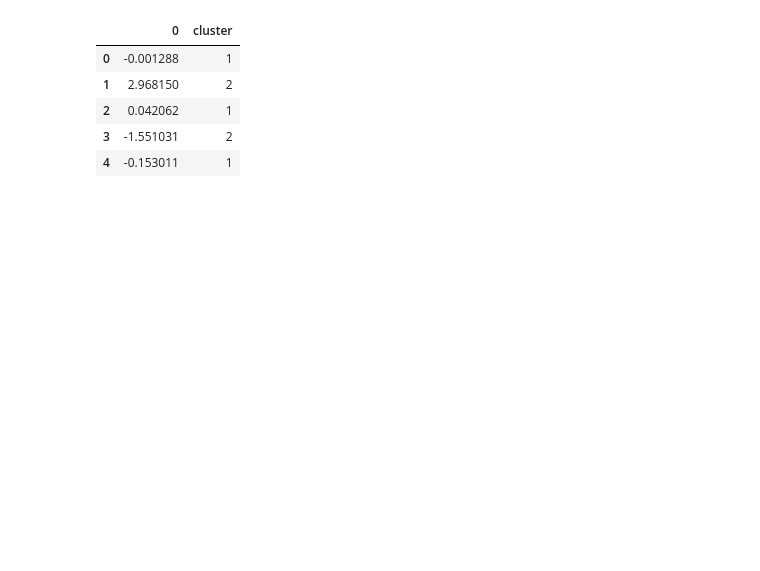
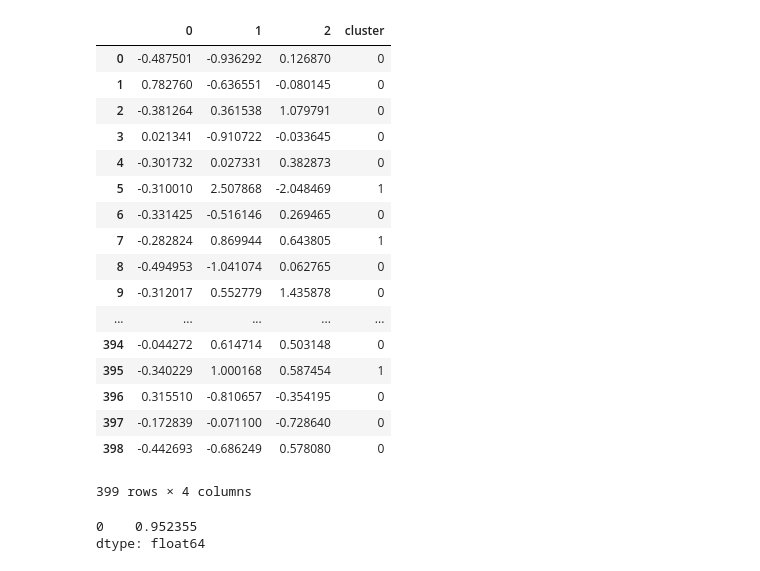
Before and after one commit to koralpc/shapley-bootstrapping, a Jupyter notebook: Notebooks/Shapley_PCA_Notebook.ipynb, the cells around one changed output. Cells and saved outputs as stored; diff of their text form; code cells hidden in the pictures; blank space fills up the shorter version.

```diff
--- a/Notebooks/Shapley_PCA_Notebook.ipynb
+++ b/Notebooks/Shapley_PCA_Notebook.ipynb
@@ -24,41 +25,27 @@ print(os.getcwd())
 
 shap.initjs()
 
-notebook_mode = 'Original-PCA'
-explainer_type = 'XGBoost'
+notebook_mode = 'Shapley-PCA'
+explainer_type = 'Linear'
 model_type = 'XGBoost'
 nClusters = 3
-dataset_count = 2
+dataset_count = 3
 
-dataset_array = datasets.returnAlldatasets()
-X,y,name = dataset_array[dataset_count]
-dataset_name = name
-X.reset_index(inplace = True)
-
-X.drop(['index'],axis = 1,inplace = True)
-if dataset_name == 'Nhanes':
-    X.drop(['Unnamed: 0'],axis = 1,inplace = True)
-
-## Dropping NA values
-drop_indexes = np.unique(np.where(X.isna())[0])
-X.dropna(inplace = True)
-mask = np.ones(len(y),dtype = bool)
-mask[drop_indexes] = False
-y = y[mask]
+X,y,name = datasets.returnDataset(dataset_count)
 
 #X_train_pca,explained_var = processing.dimensional_reduce(PCA(n_components = 3),X_train)
 #X_test_pca,_ = processing.dimensional_reduce(PCA(n_components = 3),X_test)
 
 blackbox_model = ShapleyModel(explainer_type,model_type,nClusters,notebook_mode)
 
-X_train_pca,X_train_tr_pca,X_train_val_pca,X_test_pca,y_train_pca,y_train_tr_pca,y_train_val_pca,y_test_pca = processing.prepare_pipeline_reduced_data(X,y,PCA(2))
+X_train_pca,X_train_tr_pca,X_train_val_pca,X_test_pca,y_train_pca,y_train_tr_pca,y_train_val_pca,y_test_pca = processing.prepare_pipeline_reduced_data(X,y,PCA(3))
 X_train,X_train_tr,X_train_val,X_test,y_train,y_train_tr,y_train_val,y_test = processing.prepare_pipeline_data(X,y)
 
 shap_values = blackbox_model.explainShapley(X_train,y_train,X_train_tr,y_train_tr,X_train_val,y_train_val)
 shap_dataframe = pd.DataFrame(data = shap_values,columns = X_train.columns)
 
-shap_dataframe_pca,explained_var_shap = processing.dimensional_reduce(PCA(n_components = 2),shap_dataframe)
-
+shap_dataframe_pca,explained_var_shap = processing.dimensional_reduce(PCA(n_components = 3),shap_dataframe)
+shap_dataframe_tsne,explained_var_tsne = processing.dimensional_reduce(TSNE(n_components= 3),shap_dataframe)
 
 X_instanced = pd.concat((X_train_pca,pd.DataFrame(columns = ['instance'])),axis = 1)
 X_instanced['instance'].iloc[X_train_tr.index] = 'train'
@@ -129,0 +122,7 @@ array([0, 1, 2])
+# %%
+notebook_mode = 'Shapley-PCA'
+#Split the clusters into a dictionary
+data_dict,data_dict_original,kmeans_shapley,kmeans_original = blackbox_model.clusterData(X_train_pca,shap_dataframe_pca)
+
+y_train_df = pd.DataFrame(y_train)
+original_split,y_org,original_split_shapley,y_shap = blackbox_model.prepareTrainData(data_dict,data_dict_original,X_instanced,y_instanced,shap_instanced,False,notebook_mode)
@@ -164,18 +169,9 @@ Stopping. Best iteration:
 # %%
 shapley_test = blackbox_model.predictShapleyValues(X_test)
-shap_test_pca,_ = processing.dimensional_reduce(PCA(n_components = 2),shapley_test)
+shap_test_pca,_ = processing.dimensional_reduce(PCA(n_components = 3),shapley_test)
 shapley_test_df = pd.DataFrame(shap_test_pca,columns = X_train_pca.columns)
 data_dict_shapley_test= blackbox_model.clusterDataTest(shap_dataframe_pca,kmeans_shapley.labels_,shapley_test_df)
 data_dict_original_test= blackbox_model.clusterDataTest(X_train_pca,kmeans_original.labels_,X_test_pca)
 # %%
 y_test_df = pd.DataFrame(y_test_pca)
 original_split_test,y_test_org,original_split_shapley_test,y_test_shap = blackbox_model.prepareTrainData(data_dict_shapley_test,data_dict_original_test,X_test_pca,y_test_df,shapley_test_df,True)
-# %%
-y_test_org.head()
-# %% [output]
-|  | 0 | cluster |
-| 0 | -0.001288 | 1 |
-| 1 | 2.968150 | 2 |
-| 2 | 0.042062 | 1 |
-| 3 | -1.551031 | 2 |
-| 4 | -0.153011 | 1 |
@@ -184,6 +180,32 @@ preds_org['model0'].shape
+# %%
+original_split_test
+# %% [output]
+|  | 0 | 1 | 2 | cluster |
+| 0 | -0.487501 | -0.936292 | 0.126870 | 0 |
+| 1 | 0.782760 | -0.636551 | -0.080145 | 0 |
+| 2 | -0.381264 | 0.361538 | 1.079791 | 0 |
+| 3 | 0.021341 | -0.910722 | -0.033645 | 0 |
+| 4 | -0.301732 | 0.027331 | 0.382873 | 0 |
+| 5 | -0.310010 | 2.507868 | -2.048469 | 1 |
+| 6 | -0.331425 | -0.516146 | 0.269465 | 0 |
+| 7 | -0.282824 | 0.869944 | 0.643805 | 1 |
+| 8 | -0.494953 | -1.041074 | 0.062765 | 0 |
+| 9 | -0.312017 | 0.552779 | 1.435878 | 0 |
+| ... | ... | ... | ... | ... |
+| 394 | -0.044272 | 0.614714 | 0.503148 | 0 |
+| 395 | -0.340229 | 1.000168 | 0.587454 | 1 |
+| 396 | 0.315510 | -0.810657 | -0.354195 | 0 |
+| 397 | -0.172839 | -0.071100 | -0.728640 | 0 |
+| 398 | -0.442693 | -0.686249 | 0.578080 | 0 |
+399 rows × 4 columns
 # %%
 preds_org = blackbox_model.predict(original_split_test,model_dict)
 tot_rmse_org = blackbox_model.evaluate(preds_org,y_test_org)
+# %%
+tot_rmse_org
+# %% [output]
+0    0.952355
+dtype: float64
 # %%
 preds_shap = blackbox_model.predict(original_split_shapley_test,model_dict_shapley)
 tot_rmse_shap = blackbox_model.evaluate(preds_shap,y_test_shap)
```
Also changed, not shown: parts of 17 cells of this notebook, 8 other files.
